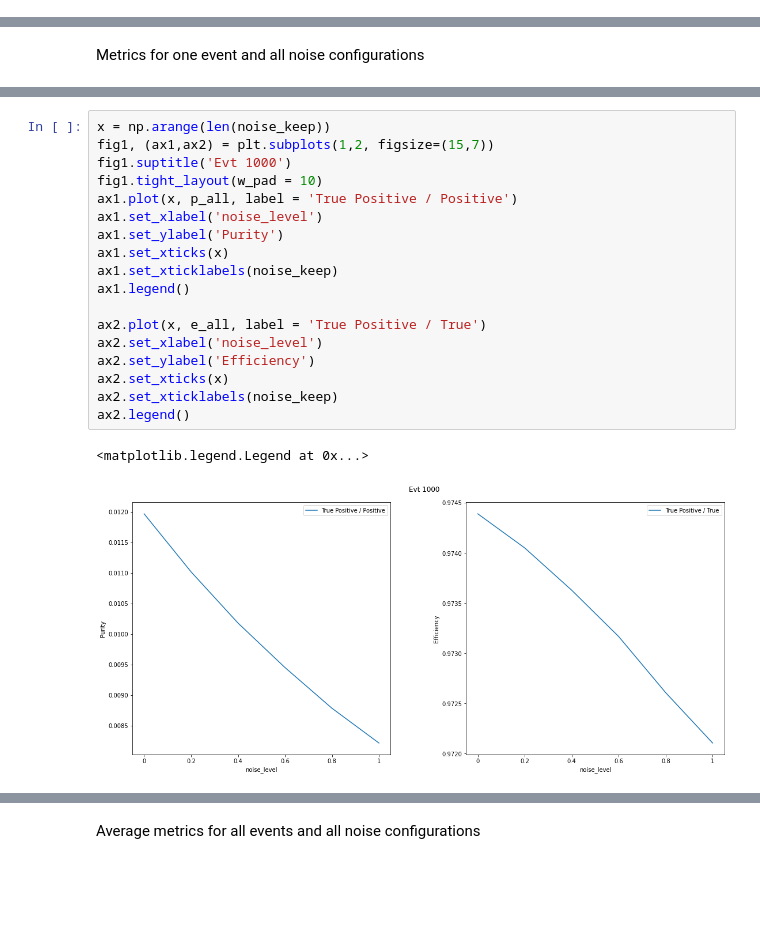
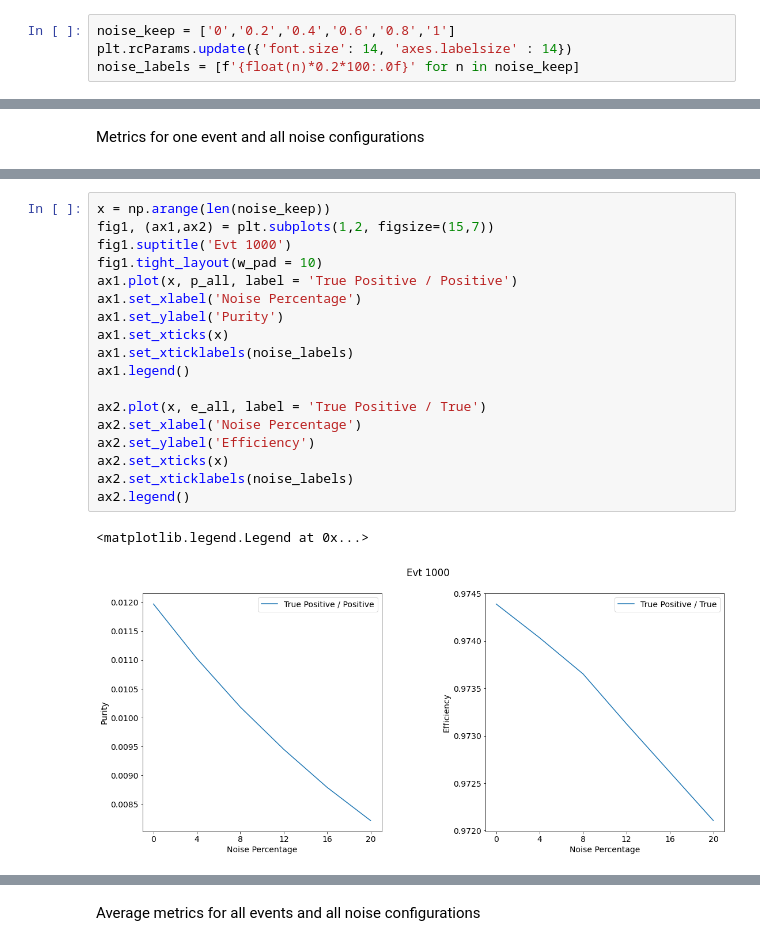
Before and after one commit to caditi97/exatrkx-iml2020, a Jupyter notebook: notebooks/inference_study.ipynb, the cells around one changed output, grey strips where cells are left out. Saved outputs shown, nothing was run; the diff lists cells and outputs as text; blank space fills up the shorter version.

```diff
--- a/notebooks/inference_study.ipynb
+++ b/notebooks/inference_study.ipynb
@@ -72,6 +72,10 @@ from exatrkx.scripts.tracks_from_gnn import clustering as dbscan_clustering
 from trackml.score import _analyze_tracks
 from exatrkx.scripts.eval_reco_trkx import make_cmp_plot, pt_configs, eta_configs
 from functools import partial
+# %%
+noise_keep = ['0','0.2','0.4','0.6','0.8','1']
+plt.rcParams.update({'font.size': 14, 'axes.labelsize' : 14})
+noise_labels = [f'{float(n)*0.2*100:.0f}' for n in noise_keep]
 # %% [markdown]
 ## Adding Noise
 # %%
@@ -274,24 +275,24 @@ Wall time: 43 s
 # %%
 x = np.arange(len(noise_keep))
 fig1, (ax1,ax2) = plt.subplots(1,2, figsize=(15,7))
 fig1.suptitle('Evt 1000')
 fig1.tight_layout(w_pad = 10)
 ax1.plot(x, p_all, label = 'True Positive / Positive')
-ax1.set_xlabel('noise_level')
+ax1.set_xlabel('Noise Percentage')
 ax1.set_ylabel('Purity')
 ax1.set_xticks(x)
-ax1.set_xticklabels(noise_keep)
+ax1.set_xticklabels(noise_labels)
 ax1.legend()
 
 ax2.plot(x, e_all, label = 'True Positive / True')
-ax2.set_xlabel('noise_level')
+ax2.set_xlabel('Noise Percentage')
 ax2.set_ylabel('Efficiency')
 ax2.set_xticks(x)
-ax2.set_xticklabels(noise_keep)
+ax2.set_xticklabels(noise_labels)
 ax2.legend()
 # %% [output]
 <matplotlib.legend.Legend at 0x...>
-[figure, old version]
+[figure, new version]
 # %%
 fig2, ax = plt.subplots(figsize=(10,10))
 fig2.suptitle(f'Eventid 1000, All noise, rval=1.7, knn=500')
```
Also changed, not shown: parts of 10 cells of this notebook, 7 other files.
